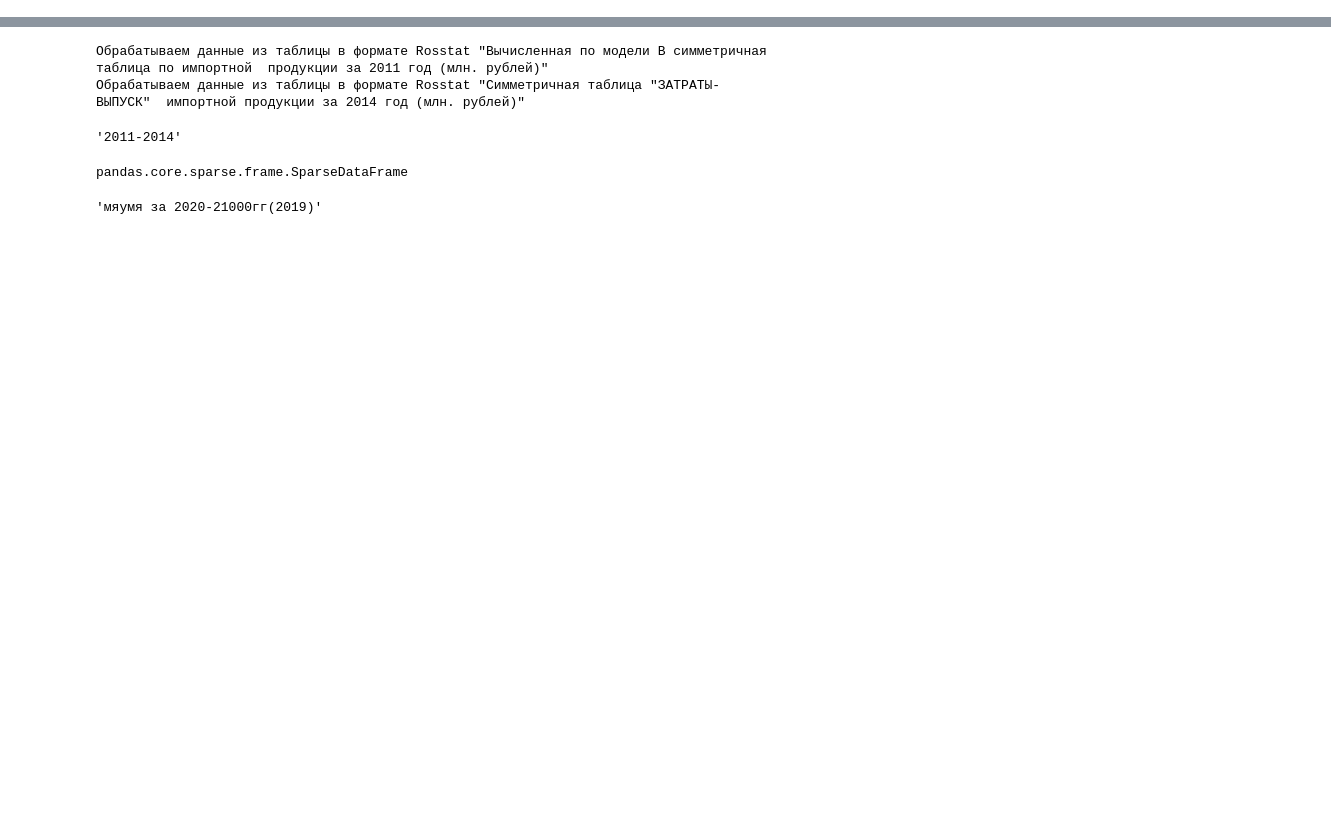
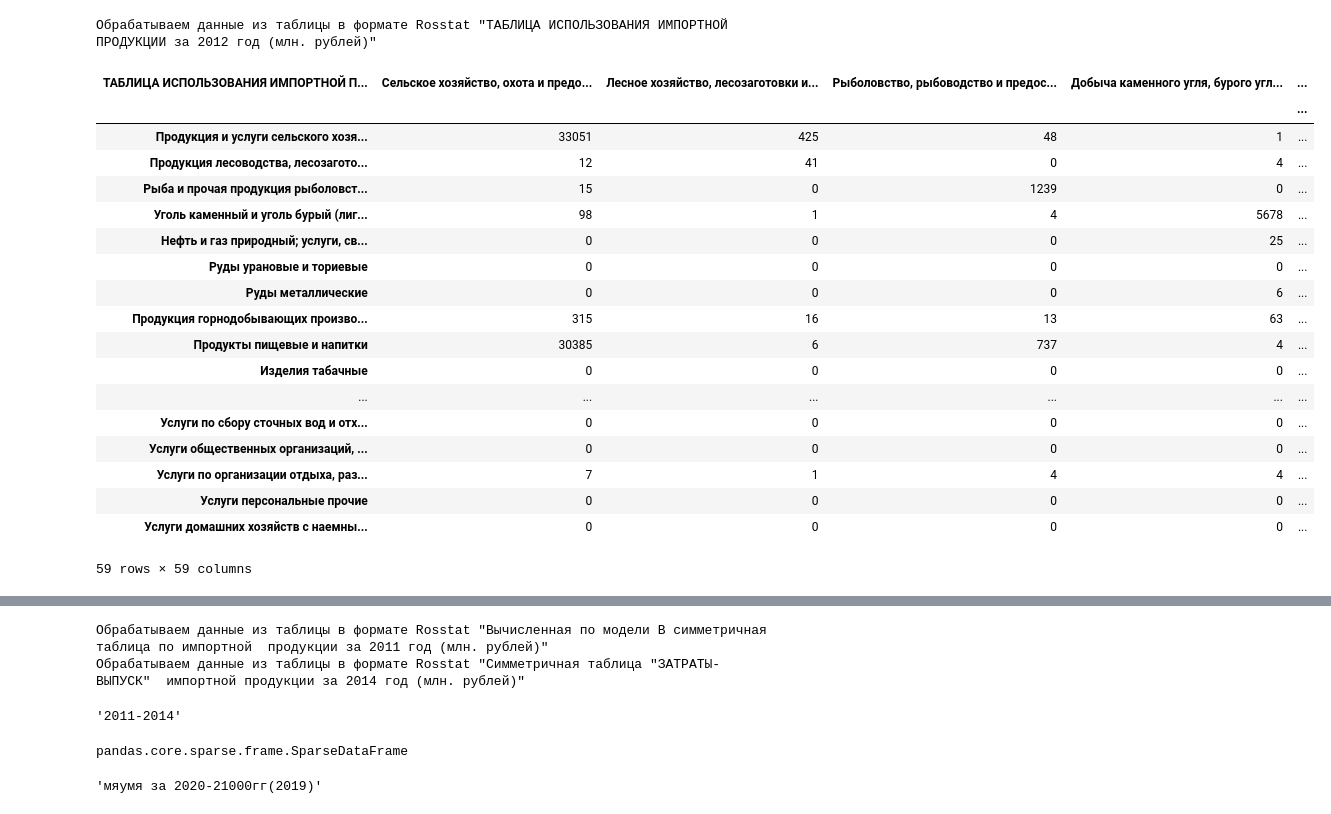
Before and after one commit to Vasyka/Disaggregation, a Jupyter notebook: Test.ipynb, the cells around one changed output, grey strips where cells are left out. Drawn from its saved outputs; the diff is of its cells as text; code cells hidden in the pictures; blank space fills up the shorter version.

```diff
--- a/Test.ipynb
+++ b/Test.ipynb
@@ -5,3 +5,28 @@ import pandas as pd
 import numpy as np
 import os
 import re
+# %%
+# Загружаем данные из одной несимметричной таблицы
+quadrant1, df, codes_industries, codes_products = support.load_Rosstat_non_sym("./data/tri-2012.xlsx", 'М-имп', quandrant2_columns = 11, quadrant3_rows = 2)
+quadrant1
+# %% [output]
+Обрабатываем данные из таблицы в формате Rosstat "ТАБЛИЦА ИСПОЛЬЗОВАНИЯ ИМПОРТНОЙ ПРОДУКЦИИ за 2012 год (млн. рублей)"
+| ТАБЛИЦА ИСПОЛЬЗОВАНИЯ ИМПОРТНОЙ П... | Сельское хозяйство, охота и предо... | Лесное хозяйство, лесозаготовки и... | Рыболовство, рыбоводство и предос... | Добыча каменного угля, бурого угл... | ... |
+|  |  |  |  |  | ... |
+| Продукция и услуги сельского хозя... | 33051 | 425 | 48 | 1 | ... |
+| Продукция лесоводства, лесозагото... | 12 | 41 | 0 | 4 | ... |
+| Рыба и прочая продукция рыболовст... | 15 | 0 | 1239 | 0 | ... |
+| Уголь каменный и уголь бурый (лиг... | 98 | 1 | 4 | 5678 | ... |
+| Нефть и газ природный; услуги, св... | 0 | 0 | 0 | 25 | ... |
+| Руды урановые и ториевые | 0 | 0 | 0 | 0 | ... |
+| Руды металлические | 0 | 0 | 0 | 6 | ... |
+| Продукция горнодобывающих произво... | 315 | 16 | 13 | 63 | ... |
+| Продукты пищевые и напитки | 30385 | 6 | 737 | 4 | ... |
+| Изделия табачные | 0 | 0 | 0 | 0 | ... |
+| ... | ... | ... | ... | ... | ... |
+| Услуги по сбору сточных вод и отх... | 0 | 0 | 0 | 0 | ... |
+| Услуги общественных организаций, ... | 0 | 0 | 0 | 0 | ... |
+| Услуги по организации отдыха, раз... | 7 | 1 | 4 | 4 | ... |
+| Услуги персональные прочие | 0 | 0 | 0 | 0 | ... |
+| Услуги домашних хозяйств с наемны... | 0 | 0 | 0 | 0 | ... |
+59 rows × 59 columns
```
Also changed, not shown: parts of 4 cells of this notebook.
